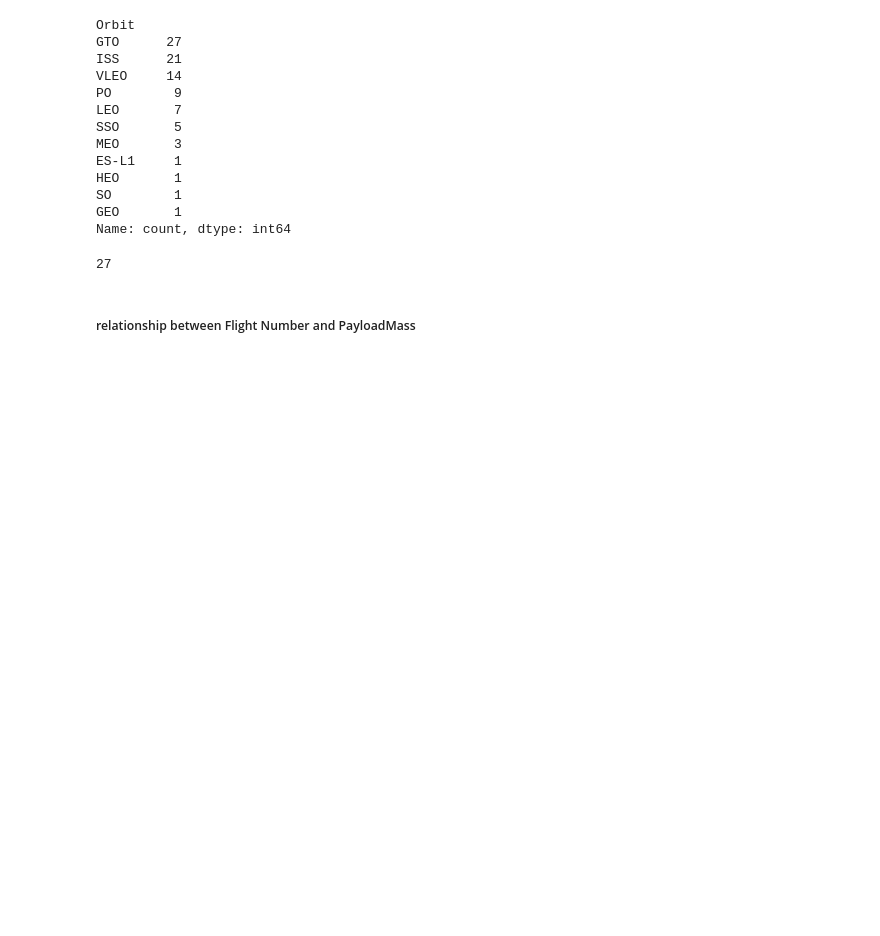
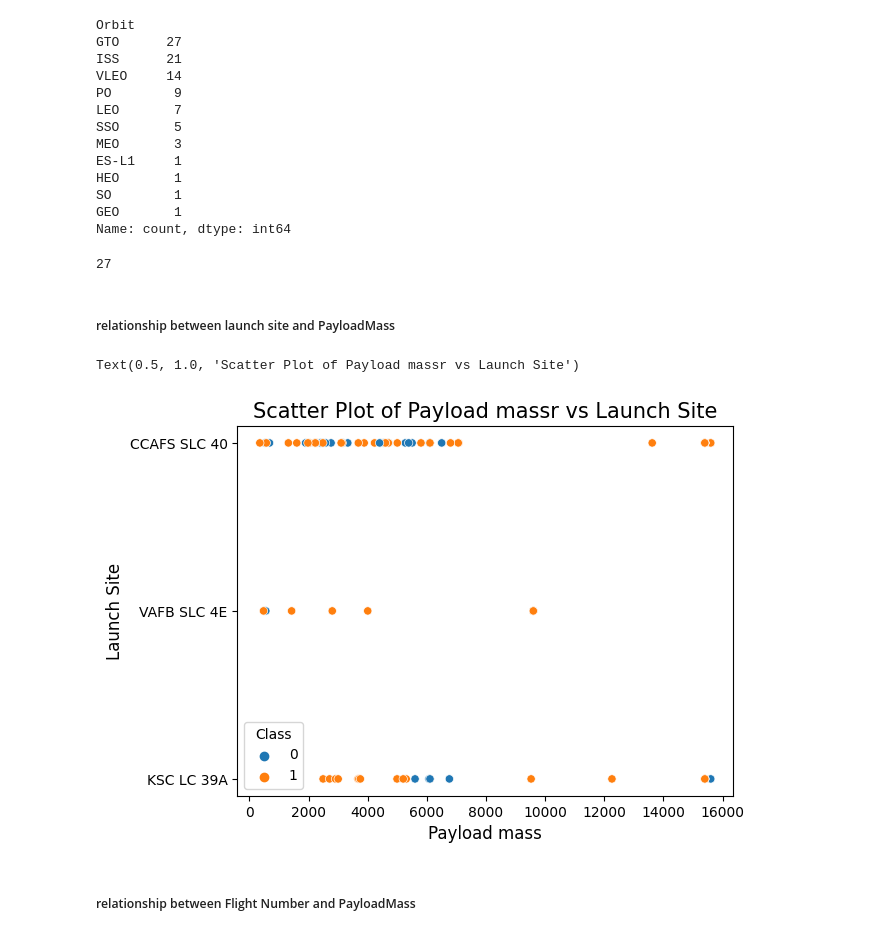
Before and after one commit to akriti-thakur/jupyter-notebook, a Jupyter notebook: space_x/spacex.ipynb, the cells around one changed output. Cells and saved outputs as stored; diff of their text form; code cells hidden in the pictures; blank space fills up the shorter version.

```diff
--- a/space_x/spacex.ipynb
+++ b/space_x/spacex.ipynb
@@ -407,6 +423,16 @@ failure_count = dm['Outcome'].isin(failure_keywords).sum()
 failure_count
 # %% [output]
 27
+# %% [markdown]
+##### relationship between launch site and PayloadMass
+# %%
+fig= sns.scatterplot(data=dm,x="PayloadMass",y='LaunchSite',hue='Class')
+plt.xlabel('Payload mass', fontsize=12)
+plt.ylabel('Launch Site', fontsize=12)
+plt.title('Scatter Plot of Payload massr vs Launch Site', fontsize=15)
+# %% [output]
+Text(0.5, 1.0, 'Scatter Plot of Payload massr vs Launch Site')
+[figure, added]
 # %% [markdown]
 ##### relationship between Flight Number and PayloadMass
 # %%
```
Also changed, not shown: parts of 23 cells of this notebook, 3 other files.
